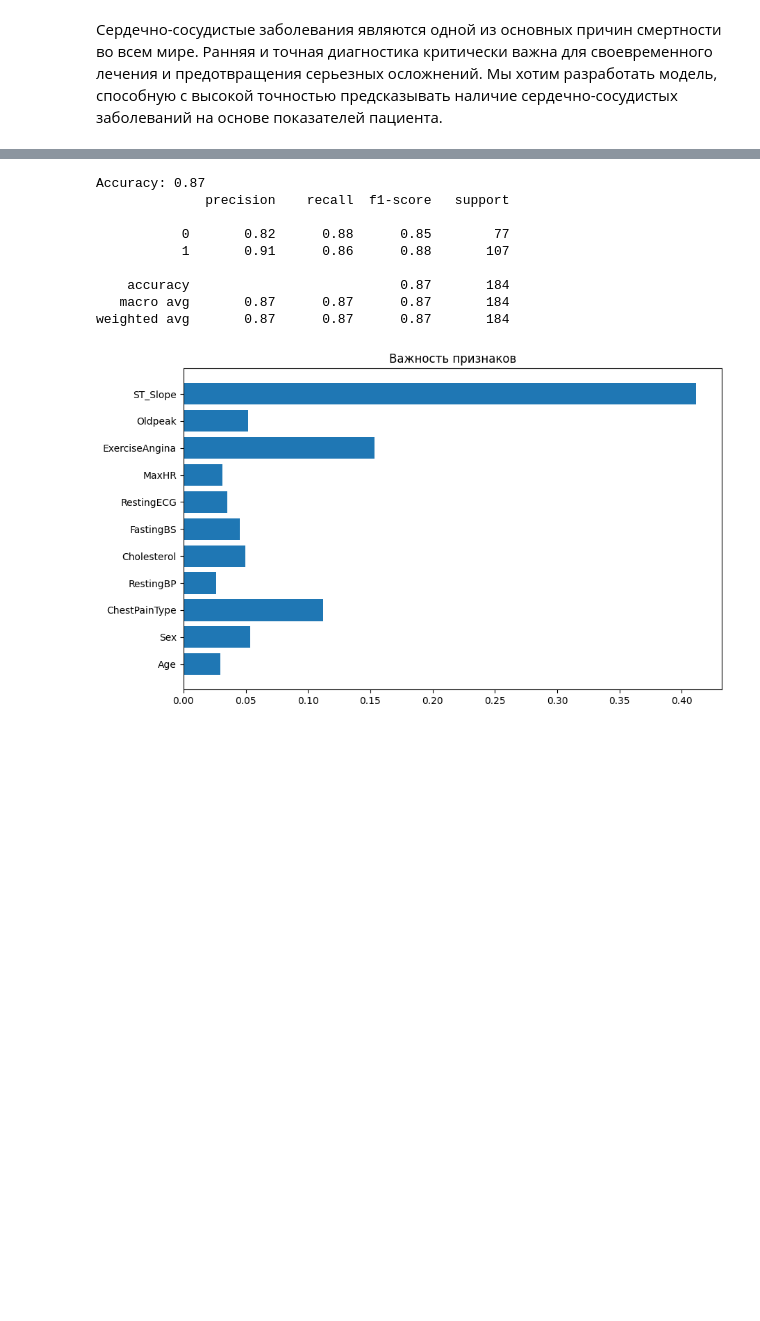
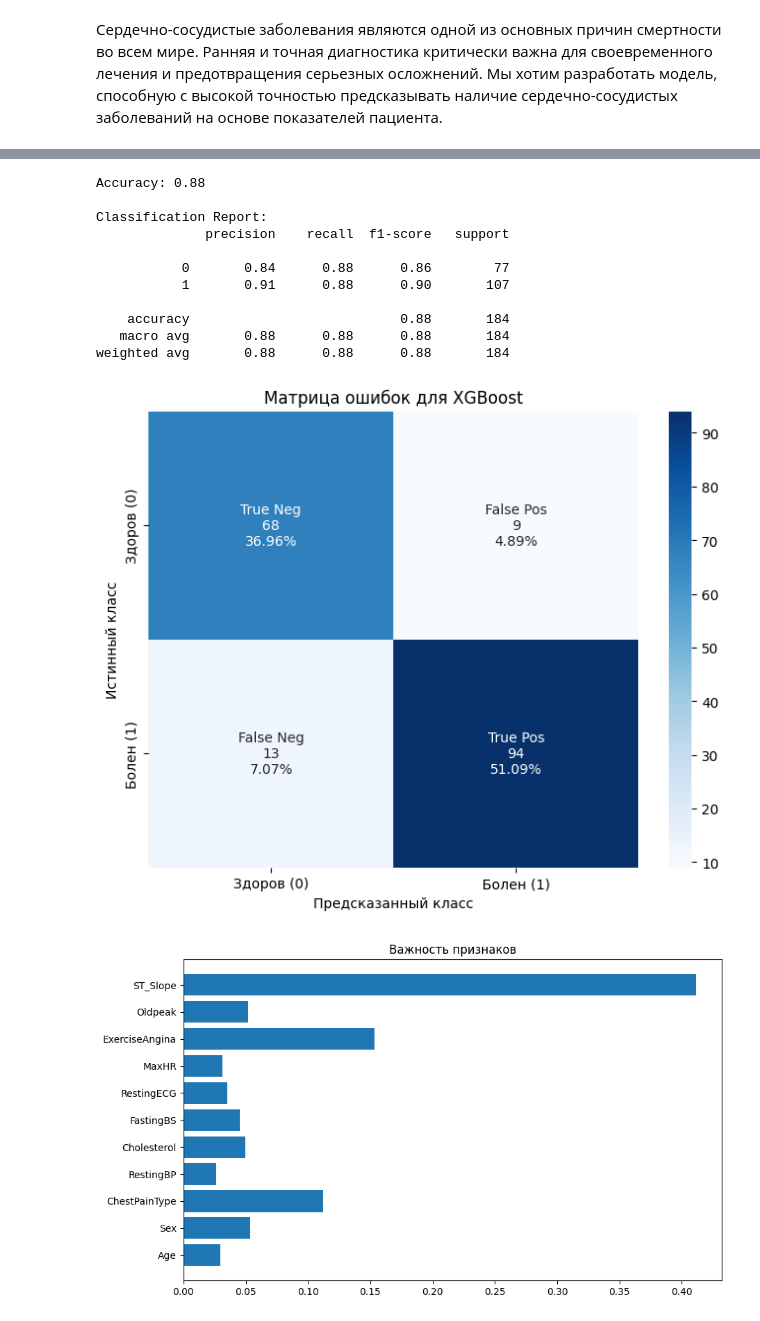
Before and after one commit to Khaymonenko/StatPrak, a Jupyter notebook: Project 3/Project.ipynb, the cells around one changed output, grey strips where cells are left out. Saved outputs shown, nothing was run; the diff lists cells and outputs as text; code cells hidden in the pictures; blank space fills up the shorter version.

```diff
--- a/Project 3/Project.ipynb
+++ b/Project 3/Project.ipynb
@@ -240,33 +258,49 @@ y = df['HeartDisease']
 
 # Разделение на тренировочный и тестовый наборы
 X_train, X_test, y_train, y_test = train_test_split(X, y, test_size=0.2, random_state=42)
-# %%
-from xgboost import XGBClassifier
-from sklearn.metrics import accuracy_score, classification_report
-model = XGBClassifier(
-    n_estimators=100,
-    max_depth=3,
-    learning_rate=0.1,
-    random_state=42
-)
-model.fit(X_train, y_train)
-
-# Предсказание на тестовых данных
-y_pred = model.predict(X_test)
-
-# Оценка точности
-print(f"Accuracy: {accuracy_score(y_test, y_pred):.2f}")
-print(classification_report(y_test, y_pred))
-# %% [output]
-Accuracy: 0.87
-              precision    recall  f1-score   support
-
-           0       0.82      0.88      0.85        77
-           1       0.91      0.86      0.88       107
-
-    accuracy                           0.87       184
-   macro avg       0.87      0.87      0.87       184
-weighted avg       0.87      0.87      0.87       184
+# %%
+from sklearn.model_selection import train_test_split
+from sklearn.metrics import confusion_matrix, classification_report, accuracy_score
+model = XGBClassifier(
+    n_estimators=100,
+    max_depth=3,
+    learning_rate=0.1,
+    random_state=42
+)
+model.fit(X_train, y_train)
+y_pred = model.predict(X_test)
+print(f"Accuracy: {accuracy_score(y_test, y_pred):.2f}")
+print("\nClassification Report:")
+print(classification_report(y_test, y_pred))
+cm = confusion_matrix(y_test, y_pred)
+
+# Подписи для матрицы
+names = ['True Neg', 'False Pos', 'False Neg', 'True Pos']
+counts = [value for value in cm.flatten()]
+percentages = ['{0:.2%}'.format(value) for value in cm.flatten() / np.sum(cm)]
+labels = [f'{v1}\n{v2}\n{v3}' for v1, v2, v3 in zip(names, counts, percentages)]
+labels = np.asarray(labels).reshape(2, 2)
+plt.figure(figsize=(8, 6))
+sns.heatmap(cm, annot=labels, fmt='', cmap='Blues',
+            xticklabels=['Здоров (0)', 'Болен (1)'],
+            yticklabels=['Здоров (0)', 'Болен (1)'])
+plt.xlabel('Предсказанный класс')
+plt.ylabel('Истинный класс')
+plt.title('Матрица ошибок для XGBoost')
+plt.show()
+# %% [output]
+Accuracy: 0.88
+
+Classification Report:
+              precision    recall  f1-score   support
+
+           0       0.84      0.88      0.86        77
+           1       0.91      0.88      0.90       107
+
+    accuracy                           0.88       184
+   macro avg       0.88      0.88      0.88       184
+weighted avg       0.88      0.88      0.88       184
+[figure, added]
 # %%
 plt.figure(figsize=(10, 6))
 plt.barh(X.columns, model.feature_importances_)
```
Also changed, not shown: parts of 4 cells of this notebook.
